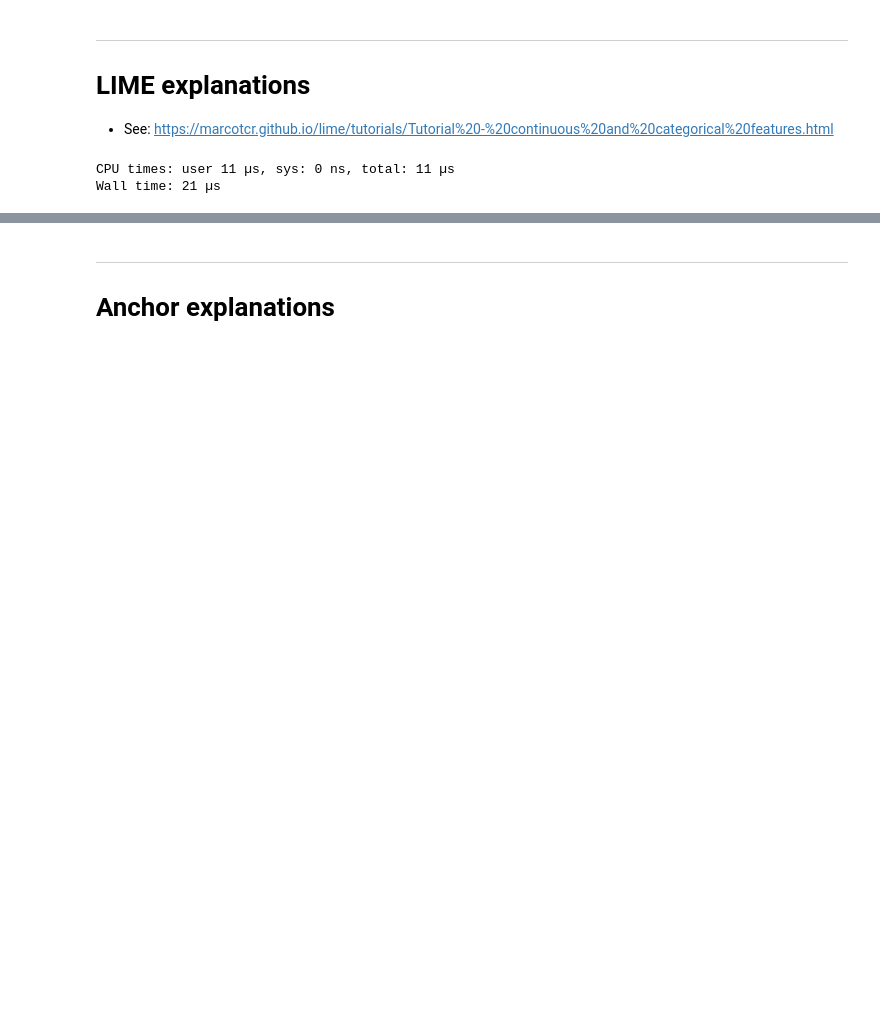
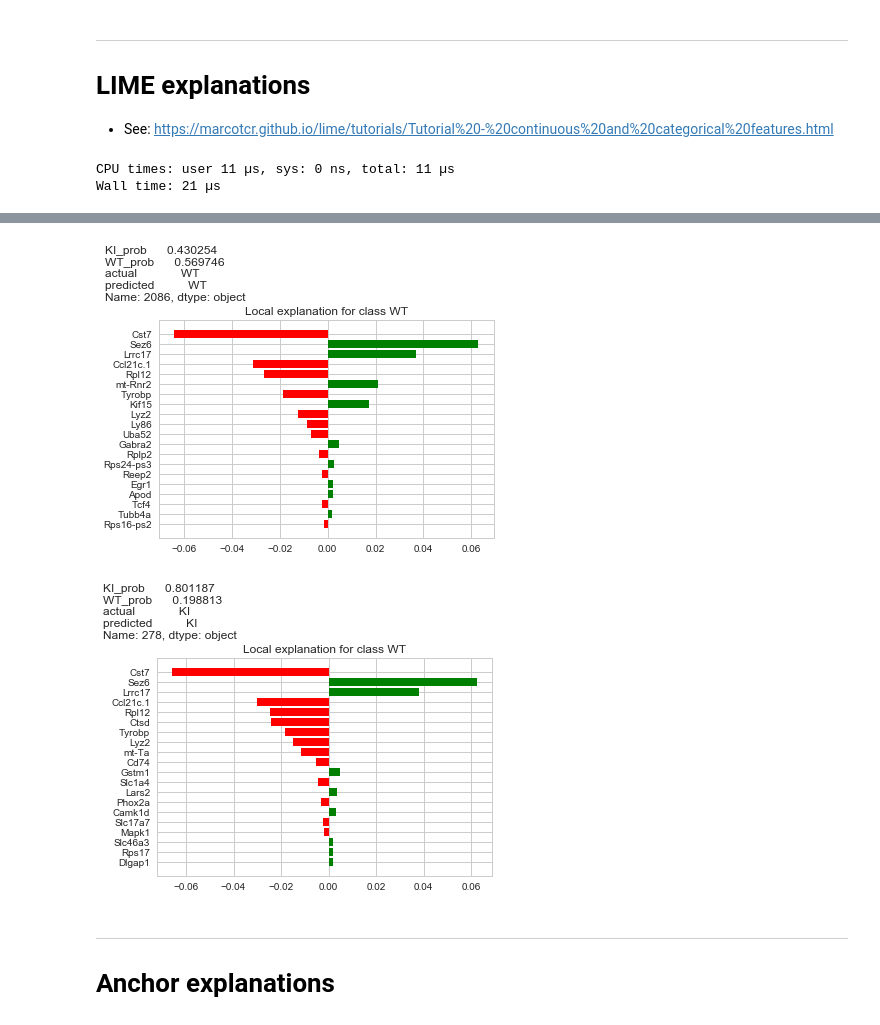
Before and after one commit to tmoerman/alois, a Jupyter notebook: notebooks/03_ashley_21_mar_2018/03_boruta_classification_GT.ipynb, the cells around one changed output, grey strips where cells are left out. Drawn from its saved outputs; the diff is of its cells as text; code cells hidden in the pictures; blank space fills up the shorter version.

```diff
--- a/notebooks/03_ashley_21_mar_2018/03_boruta_classification_GT.ipynb
+++ b/notebooks/03_ashley_21_mar_2018/03_boruta_classification_GT.ipynb
@@ -399,3 +379,15 @@ with open("exp_227.html", "w") as html_file:
+# %%
+fig = exp_2086.as_pyplot_figure()
+fig.text(0, 0.95, predicted_correct.loc[2086])
+
+fig = exp_278.as_pyplot_figure()
+fig.text(0, 0.95, predicted_correct.loc[278])
+
+plt.savefig('lime_explanations_correct_classification.png')
+plt.show()
+# %% [output]
+[figure, added]
+[figure, added]
 # %% [markdown]
 ---
 
```
Also changed, not shown: parts of 7 cells of this notebook, 2 other files.
